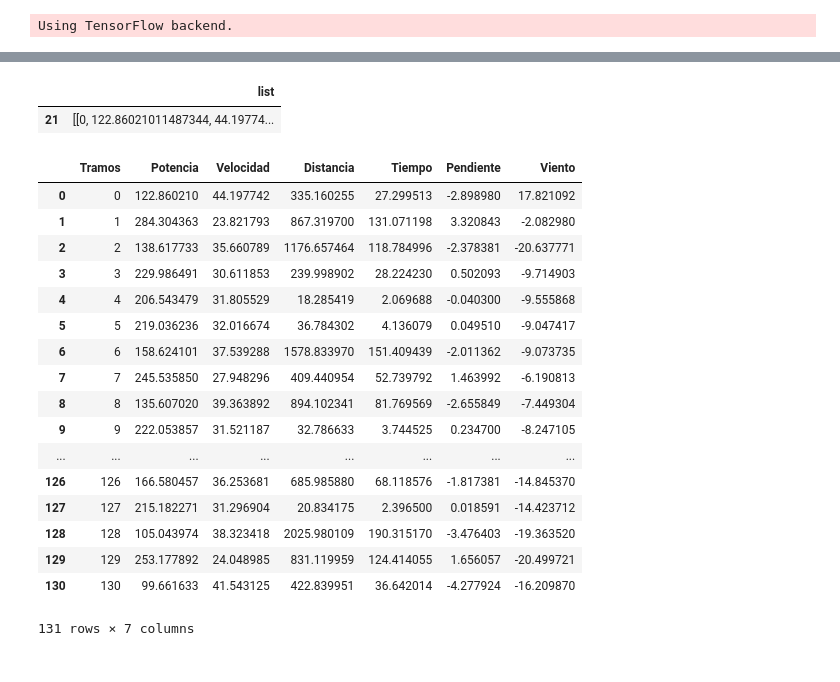
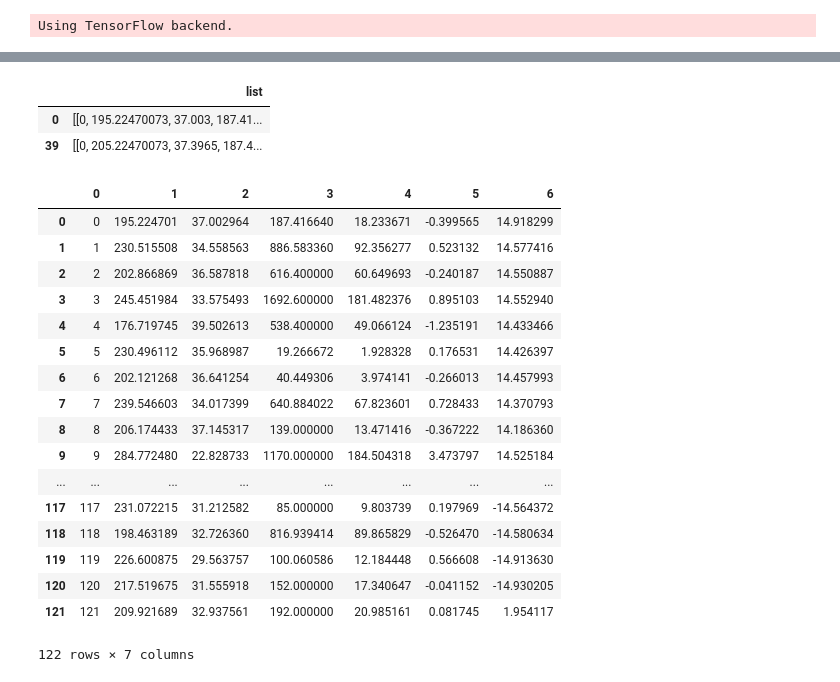
Before and after one commit to davidchepe/IM_KS, a Jupyter notebook: Simulador/Pruebas_Simulacion-david.ipynb, the cells around one changed output, grey strips where cells are left out. Saved outputs shown, nothing was run; the diff lists cells and outputs as text; code cells hidden in the pictures.

```diff
--- a/Simulador/Pruebas_Simulacion-david.ipynb
+++ b/Simulador/Pruebas_Simulacion-david.ipynb
@@ -131,7 +131,7 @@ while exito < num_pruebas:
 
     if (potencia_media > potencia_objetivo-20) and (potencia_media < potencia_objetivo+20):
         #print(potencia_media, tiempo_acum)
-        resultados.append([potencia_media[0], tiempo_acum[0], lista_tramo_potencia])
+        resultados.append([fi,potencia_media[0], tiempo_acum[0], lista_tramo_potencia])
         exito +=1
     else:
         fail +=1
@@ -162,4 +162,5 @@ Casos descartados: 0
 Casos de favorables: 50
 # %%
 ds = pd.DataFrame(resultados)
-ds.columns = ('pwr','secs','list')
+ds.columns = ('intento','pwr','secs','list')
+ds
@@ -191,0 +212,3 @@ plt.hist(ds['pwr'],bins=50)
+# %%
+a = ds.groupby(['intento'])['secs'].agg('sum').sort_values(ascending=True)
+a[:1].max()
@@ -192,31 +217,31 @@ plt.hist(ds['pwr'],bins=50)
 # %%
-min = ds['secs'].min()
-ganador = pd.DataFrame(ds[ds['secs']==min]['list'])
-ganador
+ganadores = pd.DataFrame(ds[ds['secs']<=a[:2].max()]['list'])
+ganadores
 # %% [output]
 |  | list |
-| 21 | [[0, 122.86021011487344, 44.19774... |
+| 0 | [[0, 195.22470073, 37.003, 187.41... |
+| 39 | [[0, 205.22470073, 37.3965, 187.4... |
 # %%
-df_ganador = pd.DataFrame(ganador.values[0][0])
-df_ganador.columns =[["Tramos","Potencia","Velocidad","Distancia","Tiempo","Pendiente","Viento"]]
-df_ganador.to_excel('res_sim.xls')
+df_ganador = pd.DataFrame(ganadores.values[0][0])
+#df_ganador.columns =[["Tramos","Potencia","Velocidad","Distancia","Tiempo","Pendiente","Viento"]]
+#df_ganador.to_excel('res_sim.xls')
 df_ganador
 # %% [output]
-|  | Tramos | Potencia | Velocidad | Distancia | Tiempo | Pendiente | Viento |
-| 0 | 0 | 122.860210 | 44.197742 | 335.160255 | 27.299513 | -2.898980 | 17.821092 |
-| 1 | 1 | 284.304363 | 23.821793 | 867.319700 | 131.071198 | 3.320843 | -2.082980 |
-| 2 | 2 | 138.617733 | 35.660789 | 1176.657464 | 118.784996 | -2.378381 | -20.637771 |
-| 3 | 3 | 229.986491 | 30.611853 | 239.998902 | 28.224230 | 0.502093 | -9.714903 |
-| 4 | 4 | 206.543479 | 31.805529 | 18.285419 | 2.069688 | -0.040300 | -9.555868 |
-| 5 | 5 | 219.036236 | 32.016674 | 36.784302 | 4.136079 | 0.049510 | -9.047417 |
-| 6 | 6 | 158.624101 | 37.539288 | 1578.833970 | 151.409439 | -2.011362 | -9.073735 |
-| 7 | 7 | 245.535850 | 27.948296 | 409.440954 | 52.739792 | 1.463992 | -6.190813 |
-| 8 | 8 | 135.607020 | 39.363892 | 894.102341 | 81.769569 | -2.655849 | -7.449304 |
-| 9 | 9 | 222.053857 | 31.521187 | 32.786633 | 3.744525 | 0.234700 | -8.247105 |
+|  | 0 | 1 | 2 | 3 | 4 | 5 | 6 |
+| 0 | 0 | 195.224701 | 37.002964 | 187.416640 | 18.233671 | -0.399565 | 14.918299 |
+| 1 | 1 | 230.515508 | 34.558563 | 886.583360 | 92.356277 | 0.523132 | 14.577416 |
+| 2 | 2 | 202.866869 | 36.587818 | 616.400000 | 60.649693 | -0.240187 | 14.550887 |
+| 3 | 3 | 245.451984 | 33.575493 | 1692.600000 | 181.482376 | 0.895103 | 14.552940 |
+| 4 | 4 | 176.719745 | 39.502613 | 538.400000 | 49.066124 | -1.235191 | 14.433466 |
+| 5 | 5 | 230.496112 | 35.968987 | 19.266672 | 1.928328 | 0.176531 | 14.426397 |
+| 6 | 6 | 202.121268 | 36.641254 | 40.449306 | 3.974141 | -0.266013 | 14.457993 |
+| 7 | 7 | 239.546603 | 34.017399 | 640.884022 | 67.823601 | 0.728433 | 14.370793 |
+| 8 | 8 | 206.174433 | 37.145317 | 139.000000 | 13.471416 | -0.367222 | 14.186360 |
+| 9 | 9 | 284.772480 | 22.828733 | 1170.000000 | 184.504318 | 3.473797 | 14.525184 |
 | ... | ... | ... | ... | ... | ... | ... | ... |
-| 126 | 126 | 166.580457 | 36.253681 | 685.985880 | 68.118576 | -1.817381 | -14.845370 |
-| 127 | 127 | 215.182271 | 31.296904 | 20.834175 | 2.396500 | 0.018591 | -14.423712 |
-| 128 | 128 | 105.043974 | 38.323418 | 2025.980109 | 190.315170 | -3.476403 | -19.363520 |
-| 129 | 129 | 253.177892 | 24.048985 | 831.119959 | 124.414055 | 1.656057 | -20.499721 |
-| 130 | 130 | 99.661633 | 41.543125 | 422.839951 | 36.642014 | -4.277924 | -16.209870 |
+| 117 | 117 | 231.072215 | 31.212582 | 85.000000 | 9.803739 | 0.197969 | -14.564372 |
+| 118 | 118 | 198.463189 | 32.726360 | 816.939414 | 89.865829 | -0.526470 | -14.580634 |
+| 119 | 119 | 226.600875 | 29.563757 | 100.060586 | 12.184448 | 0.566608 | -14.913630 |
+| 120 | 120 | 217.519675 | 31.555918 | 152.000000 | 17.340647 | -0.041152 | -14.930205 |
+| 121 | 121 | 209.921689 | 32.937561 | 192.000000 | 20.985161 | 0.081745 | 1.954117 |
-131 rows × 7 columns
+122 rows × 7 columns
```
Also changed, not shown: parts of 9 cells of this notebook, 5 other files.
